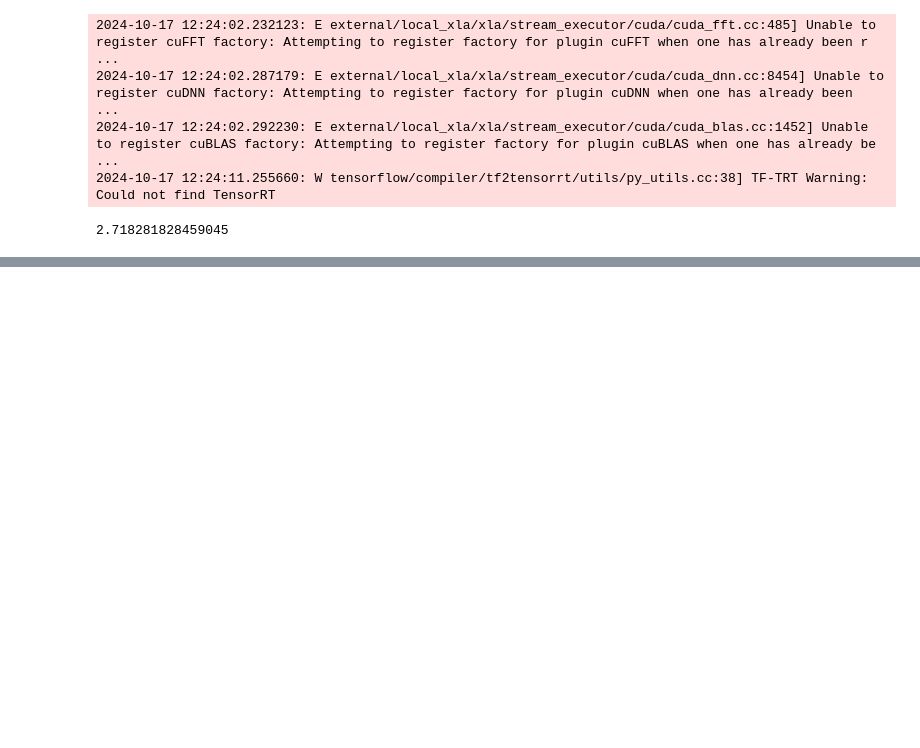
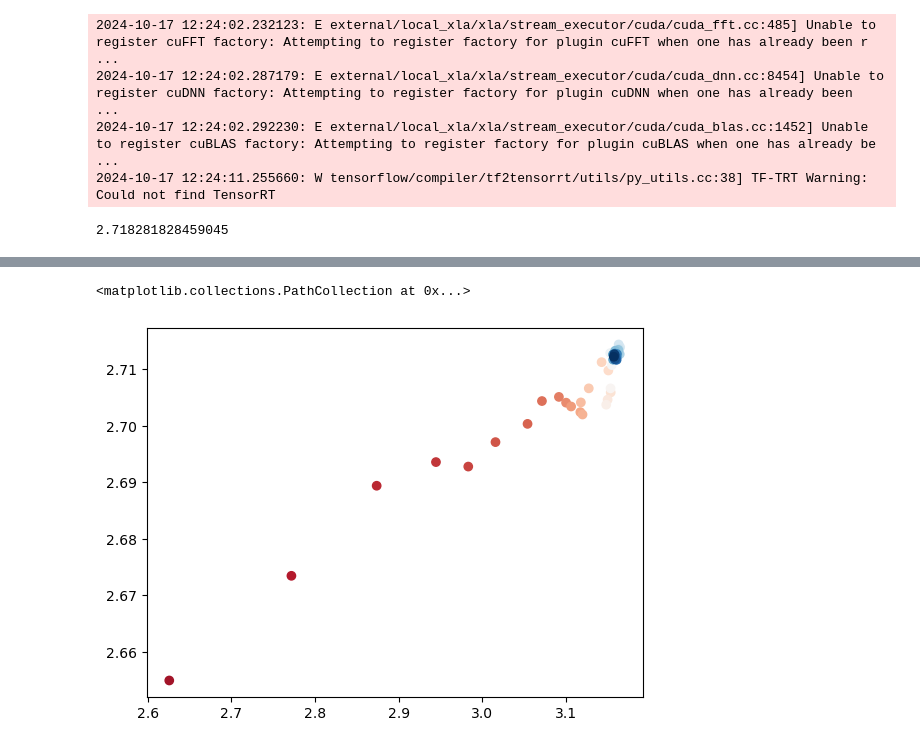
Before and after one commit to W-L-W/Reproductions, a Jupyter notebook: jax_ecosystem/notebooks/problems/learning_distributions.ipynb, the cells around one changed output, grey strips where cells are left out. Saved outputs shown, nothing was run; the diff lists cells and outputs as text; code cells hidden in the pictures; blank space fills up the shorter version.

```diff
--- a/jax_ecosystem/notebooks/problems/learning_distributions.ipynb
+++ b/jax_ecosystem/notebooks/problems/learning_distributions.ipynb
@@ -84,0 +149,5 @@ plt.plot()
+# %%
+plt.scatter(x=x[4:], y=y[4:], color=colors[4:])
+# %% [output]
+<matplotlib.collections.PathCollection at 0x...>
+[figure, added]
```
Also changed, not shown: parts of 11 cells of this notebook, 1 other file.
